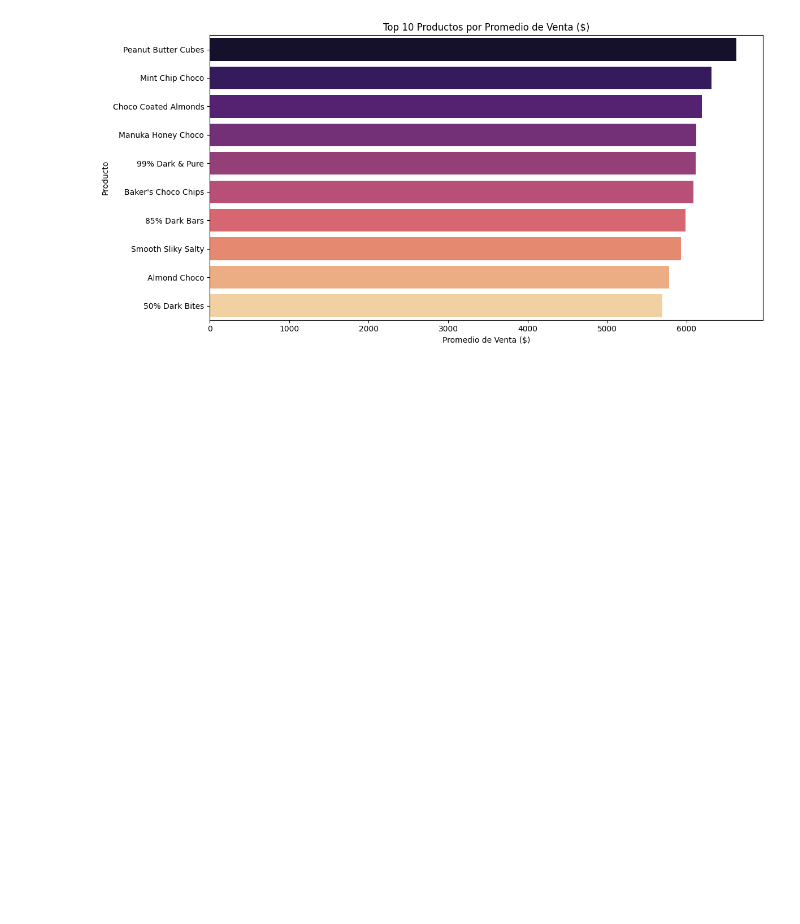
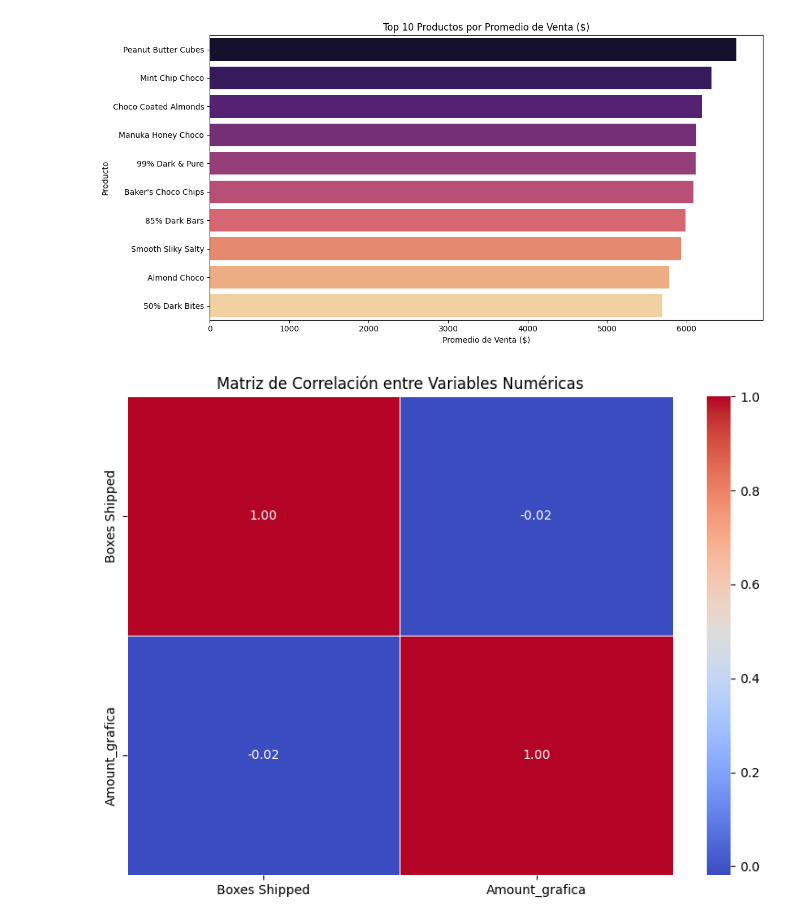
Before and after one commit to SyM97/chocolate_sales_proyect, a Jupyter notebook: notebooks/EDA.ipynb, the cells around one changed output. Saved outputs shown, nothing was run; the diff lists cells and outputs as text; code cells hidden in the pictures; blank space fills up the shorter version.

```diff
--- a/notebooks/EDA.ipynb
+++ b/notebooks/EDA.ipynb
@@ -211,3 +211,14 @@ plt.tight_layout()
 plt.show()
 # %% [output]
 [figure]
+# %%
+## Haremos una gráfica de correlación para ver esa correlación entre los valores numéricos
+correlation_matrix = df.corr(numeric_only=True)
+
+plt.figure(figsize=(8, 6))
+sns.heatmap(correlation_matrix, annot=True, cmap="coolwarm", fmt=".2f", linewidths=0.5)
+plt.title("Matriz de Correlación entre Variables Numéricas")
+plt.tight_layout()
+plt.show()
+# %% [output]
+[figure, added]
```
Also changed, not shown: parts of 2 cells of this notebook, 1 other file.
